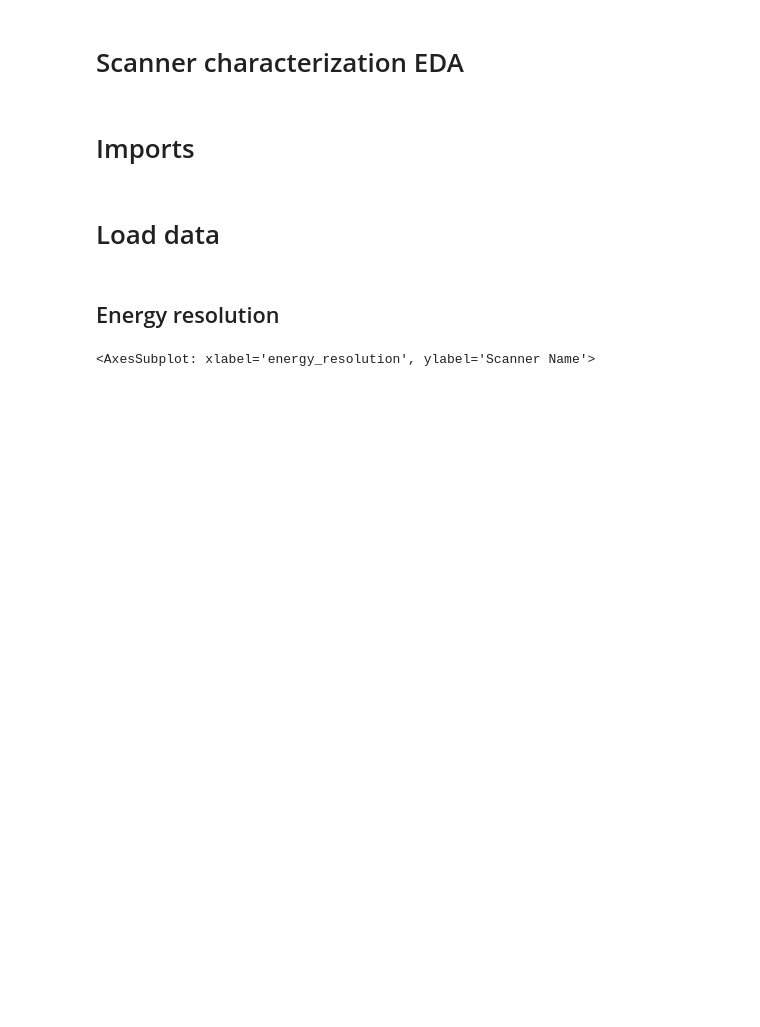
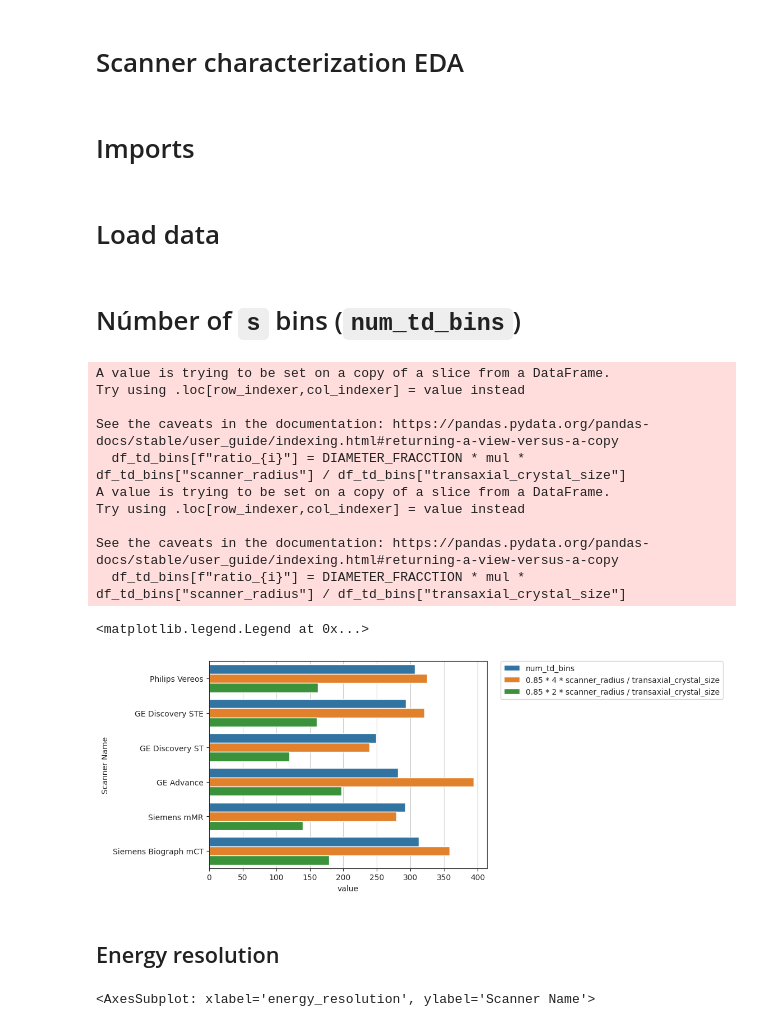
Before and after one commit to YerePhy/randfig, a Jupyter notebook: notebooks/1.0-jpm-params-eda.ipynb, the cells around one changed output. Saved outputs shown, nothing was run; the diff lists cells and outputs as text; code cells hidden in the pictures; blank space fills up the shorter version.

Commit message:
Plotting num_td_bins.

```diff
--- a/notebooks/1.0-jpm-params-eda.ipynb
+++ b/notebooks/1.0-jpm-params-eda.ipynb
@@ -47,6 +48,37 @@ df_materials = pd.read_csv(SIMSET_MATERIALS)
 df = pd.read_csv(FILE_PATH, usecols=FIELDS)
 df = df.merge(df_materials, how="left", left_on="simset_material", right_on="Attenuation Index")
 df["Material, Att. Idx."] = df["Material"].astype(str) + ', ' + df["Attenuation Index"].astype(str)
+# %% [markdown]
+# Númber of `s` bins (`num_td_bins`)
+# %%
+DIAMETER_FRACCTION = 0.85
+MULT_SCANNER_RADIUS = [4, 2]
+
+df_td_bins = df.dropna(subset=["num_td_bins"])
+
+for i, mul in enumerate(MULT_SCANNER_RADIUS):
+    df_td_bins[f"ratio_{i}"] = DIAMETER_FRACCTION * mul * df_td_bins["scanner_radius"] / df_td_bins["transaxial_crystal_size"]
+
+g = df_td_bins\
+    .pipe(pd.melt, id_vars=["Scanner Name"], value_vars=["num_td_bins", *[f"ratio_{i}" for i, _ in enumerate(MULT_SCANNER_RADIUS)]])\
+    .replace({"variable": {
+        (f"ratio_{i}"): (f"{DIAMETER_FRACCTION} * {mul} * scanner_radius / transaxial_crystal_size") for i, mul in enumerate(MULT_SCANNER_RADIUS)}})\
+    .pipe(sns.barplot, x="value", y="Scanner Name", hue="variable")
+
+plt.legend(bbox_to_anchor=(1.05, 1), loc=2, borderaxespad=0.)
+# %% [output]
+A value is trying to be set on a copy of a slice from a DataFrame.
+Try using .loc[row_indexer,col_indexer] = value instead
+
+See the caveats in the documentation: https://pandas.pydata.org/pandas-docs/stable/user_guide/indexing.html#returning-a-view-versus-a-copy
+  df_td_bins[f"ratio_{i}"] = DIAMETER_FRACCTION * mul * df_td_bins["scanner_radius"] / df_td_bins["transaxial_crystal_size"]
+A value is trying to be set on a copy of a slice from a DataFrame.
+Try using .loc[row_indexer,col_indexer] = value instead
+
+See the caveats in the documentation: https://pandas.pydata.org/pandas-docs/stable/user_guide/indexing.html#returning-a-view-versus-a-copy
+  df_td_bins[f"ratio_{i}"] = DIAMETER_FRACCTION * mul * df_td_bins["scanner_radius"] / df_td_bins["transaxial_crystal_size"]
+<matplotlib.legend.Legend at 0x...>
+[figure, added]
 # %% [markdown]
 ## Energy resolution
 # %%
```
Also changed, not shown: parts of 1 cell of this notebook.
